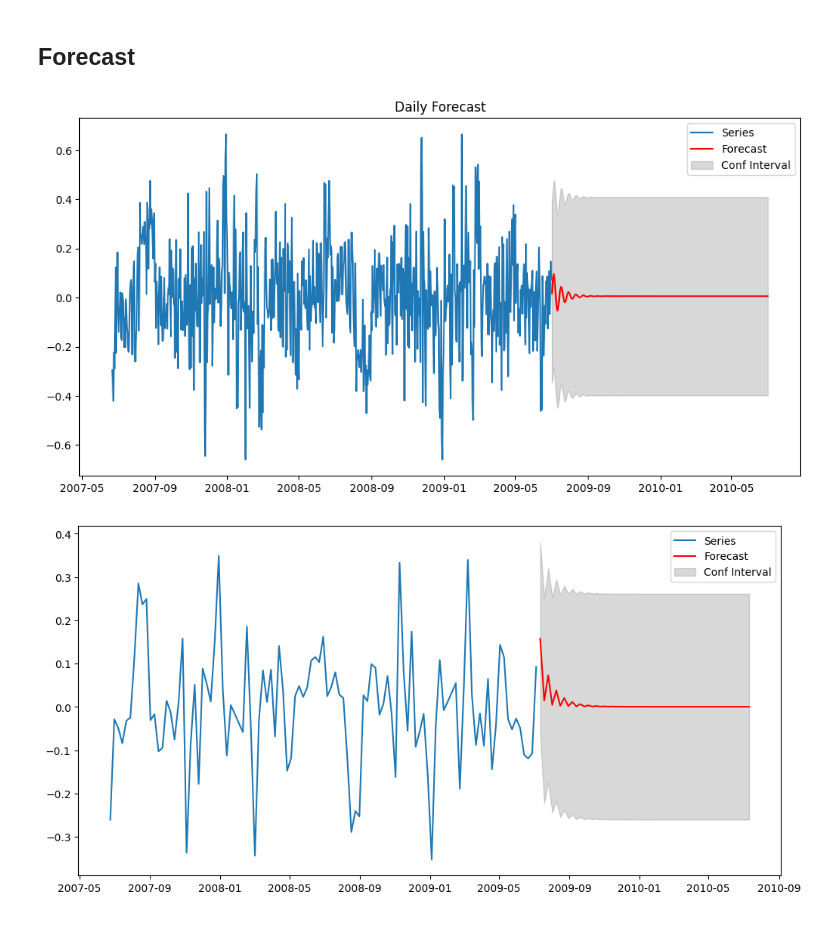
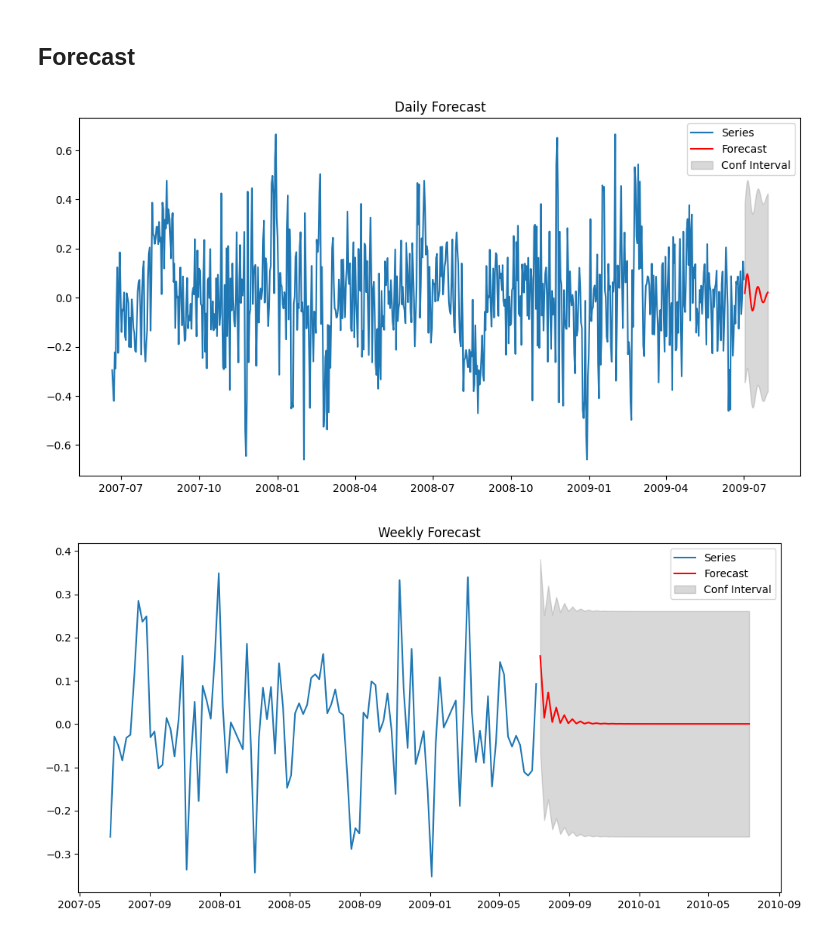
Before and after one commit to ElbazHaim/household_electricity_timeseries_project, a Jupyter notebook: project.ipynb, the cells around one changed output. Saved outputs shown, nothing was run; the diff lists cells and outputs as text; code cells hidden in the pictures.

Commit message:
model evaluation

```diff
--- a/project.ipynb
+++ b/project.ipynb
@@ -7,13 +7,13 @@ from helpers import plot_acf_subplots, plot_acvf_subplots, test_arima, decompose
 import warnings
 warnings.filterwarnings('ignore')
 # %%
-household_power_consumption = pd.read_csv("household_power_consumption.txt", sep=';',
+household_power_consumption_raw = pd.read_csv("household_power_consumption.txt", sep=';',
                                                 parse_dates={'DateTime' : ['Date', 'Time']},
                                                 index_col=["DateTime"],
                                                 dayfirst=True,
                                                 low_memory=False,
                                                 na_values=['nan','?'])
 # %%
-household_power_consumption = household_power_consumption[household_power_consumption.index > "2006-12-21"]
+household_power_consumption = household_power_consumption_raw[household_power_consumption_raw.index > "2006-12-21"]
 household_power_consumption = household_power_consumption[household_power_consumption.index < "2009-12-31"]
 household_power_consumption = household_power_consumption.fillna(method="ffill")
@@ -293,30 +289,30 @@ ShapiroResult(statistic=0.9582512378692627, pvalue=0.7798497676849365)
 # %% [markdown]
 ## Forecast
 # %%
-forecast = model.get_forecast(steps=365)
-forecast_values = forecast.predicted_mean
+forecast = model.get_forecast(steps=28)
+daily_forecast_values = forecast.predicted_mean
 confidence_interval = forecast.conf_int()
 plt.figure(figsize=(12, 6))
 plt.plot(daily_resid, label='Series')
-plt.plot(forecast_values.index, forecast_values, color='red', label='Forecast')
+plt.plot(daily_forecast_values.index, daily_forecast_values, color='red', label='Forecast')
 plt.fill_between(confidence_interval.index, confidence_interval.iloc[:, 0], confidence_interval.iloc[:, 1], color='gray', alpha=0.3, label='Conf Interval')
 plt.legend()
 plt.title("Daily Forecast")
 plt.show()
 # %% [output]
-[figure, old version]
+[figure, new version]
 # %%
 forecast = model2.get_forecast(steps=53)
-forecast_values = forecast.predicted_mean
+weekly_forecast_values = forecast.predicted_mean
 confidence_interval = forecast.conf_int()
 plt.figure(figsize=(12, 6))
 plt.plot(weekly_resid, label='Series')
-plt.plot(forecast_values.index, forecast_values, color='red', label='Forecast')
+plt.plot(weekly_forecast_values.index, weekly_forecast_values, color='red', label='Forecast')
 plt.fill_between(confidence_interval.index, confidence_interval.iloc[:, 0], confidence_interval.iloc[:, 1], color='gray', alpha=0.3, label='Conf Interval')
 plt.legend()
 plt.title("Weekly Forecast")
 plt.show()
 # %% [output]
-[figure, old version]
+[figure, new version]
 # %%
 forecast = model3.get_forecast(steps=12)
```
Also changed, not shown: parts of 18 cells of this notebook, 2 other files.
